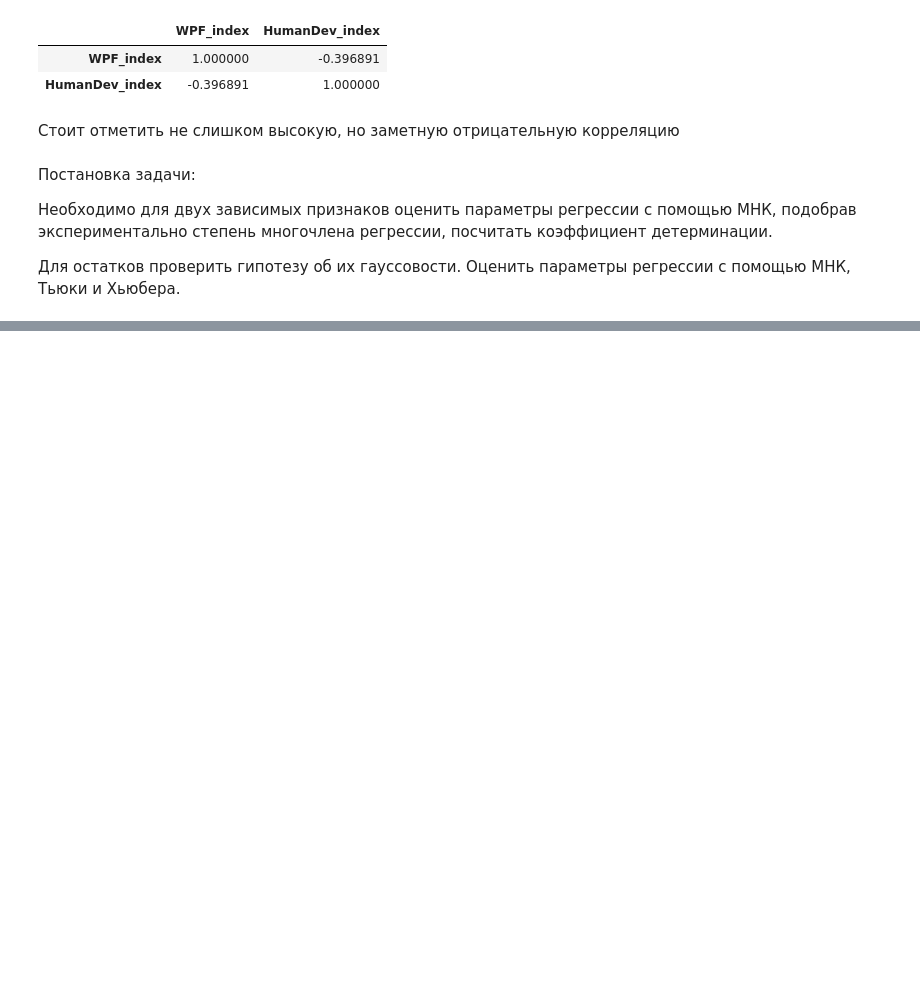
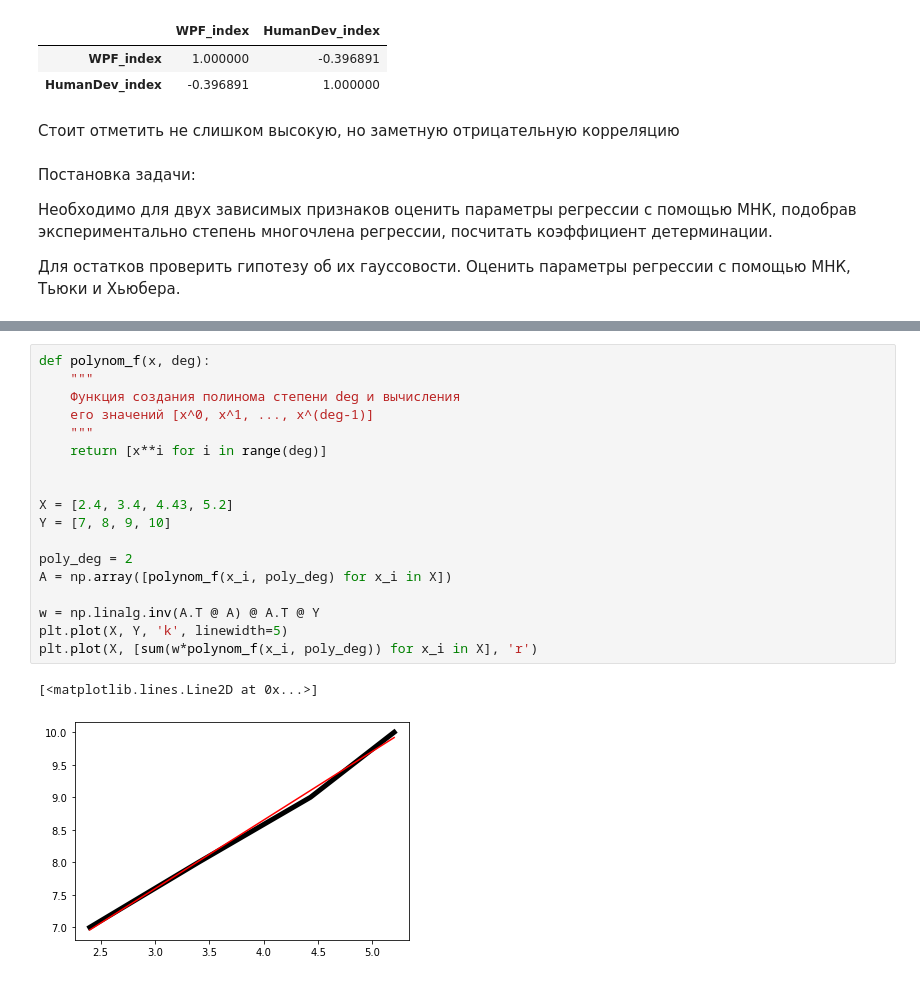
Before and after one commit to kocakn/statistics-course, a Jupyter notebook: lab1.ipynb, the cells around one changed output, grey strips where cells are left out. Cells and saved outputs as stored; diff of their text form; blank space fills up the shorter version.

```diff
--- a/lab1.ipynb
+++ b/lab1.ipynb
@@ -252,0 +338,21 @@ class Polynomial(numpy.polynomial._polybase.ABCPolyBase)
+# %%
+def polynom_f(x, deg):
+    """
+    Функция создания полинома степени deg и вычисления
+    его значений [х^0, x^1, ..., x^(deg-1)]
+    """
+    return [x**i for i in range(deg)]
+
+
+X = [2.4, 3.4, 4.43, 5.2]
+Y = [7, 8, 9, 10]
+
+poly_deg = 2
+A = np.array([polynom_f(x_i, poly_deg) for x_i in X])
+
+w = np.linalg.inv(A.T @ A) @ A.T @ Y
+plt.plot(X, Y, 'k', linewidth=5)
+plt.plot(X, [sum(w*polynom_f(x_i, poly_deg)) for x_i in X], 'r')
+# %% [output]
+[<matplotlib.lines.Line2D at 0x...>]
+[figure, added]
```
Also changed, not shown: parts of 13 cells of this notebook.
